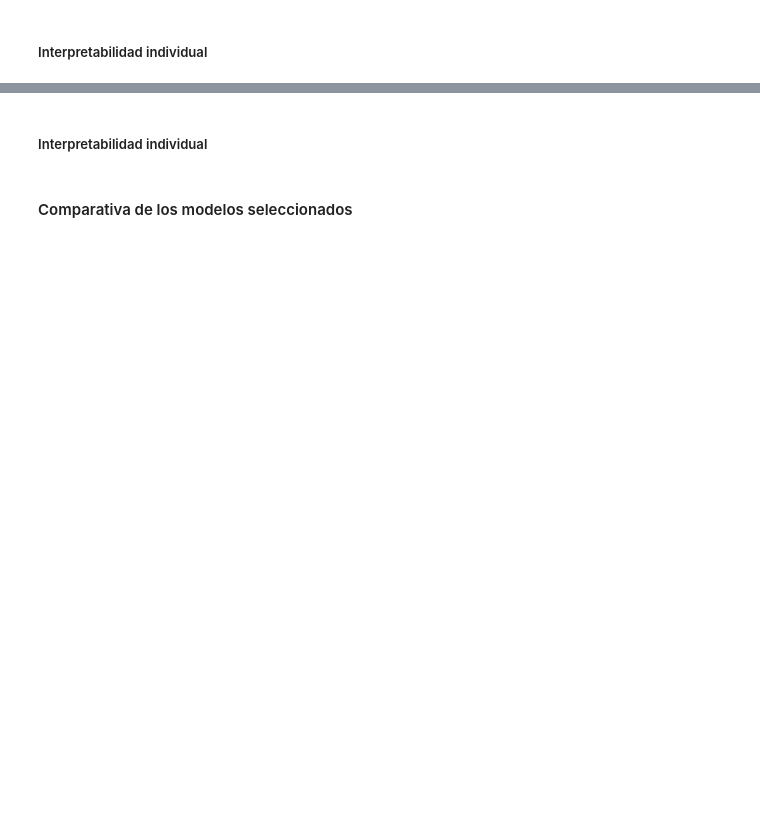
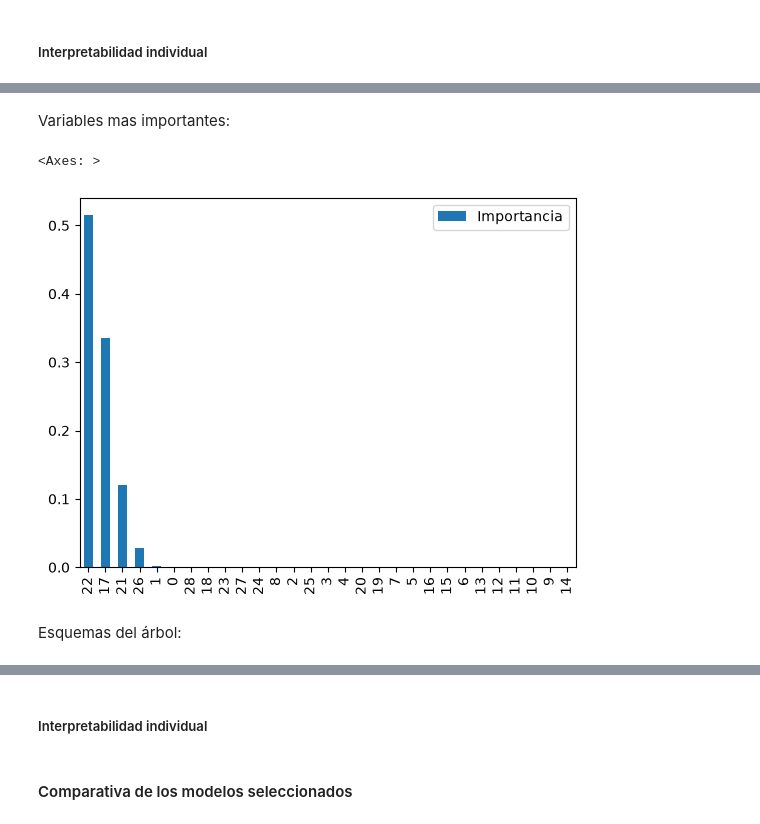
Before and after one commit to ianCristianAriel/2026-forecasting-ventas, a Jupyter notebook: notebooks/3_machine_learning.ipynb, the cells around one changed output, grey strips where cells are left out. Cells and saved outputs as stored; diff of their text form; code cells hidden in the pictures; blank space fills up the shorter version.

```diff
--- a/notebooks/3_machine_learning.ipynb
+++ b/notebooks/3_machine_learning.ipynb
@@ -475,0 +438,3 @@ print('RMSPE:', rmspe(y_test, preds_test))
+# %%
+pipeline_decision_tree_sin_reduccion = optimizer.search_objects['DTR', 'Sin reducción'].best_estimator_
+pipeline_decision_tree_sin_reduccion
@@ -476,2 +459,4 @@ print('RMSPE:', rmspe(y_test, preds_test))
+# %%
+decision_tree_sin_reduccion = pipeline_decision_tree_sin_reduccion.named_steps['model']
 # %% [markdown]
 #### Evaluación individual
@@ -501,3 +557,12 @@ nombre_clases = [mapa_clases[clase] for clase in pipeline_decision_tree_sin_redu
+# %% [markdown]
+Variables mas importantes:
+# %%
+pd.DataFrame({'Columnas preprocesadas':nombres_variables, 'Importancia':decision_tree_sin_reduccion.feature_importances_}).sort_values(by='Importancia', ascending=False).round(10).plot(kind='bar')#['Columnas preprocesadas']
+# %% [output]
+<Axes: >
+[figure, added]
+# %% [markdown]
+Esquemas del árbol:
 # %%
 # Crear la figura
 fig, ax = plt.subplots(figsize=(24, 12))
```
Also changed, not shown: parts of 33 cells of this notebook, 1 other file.
